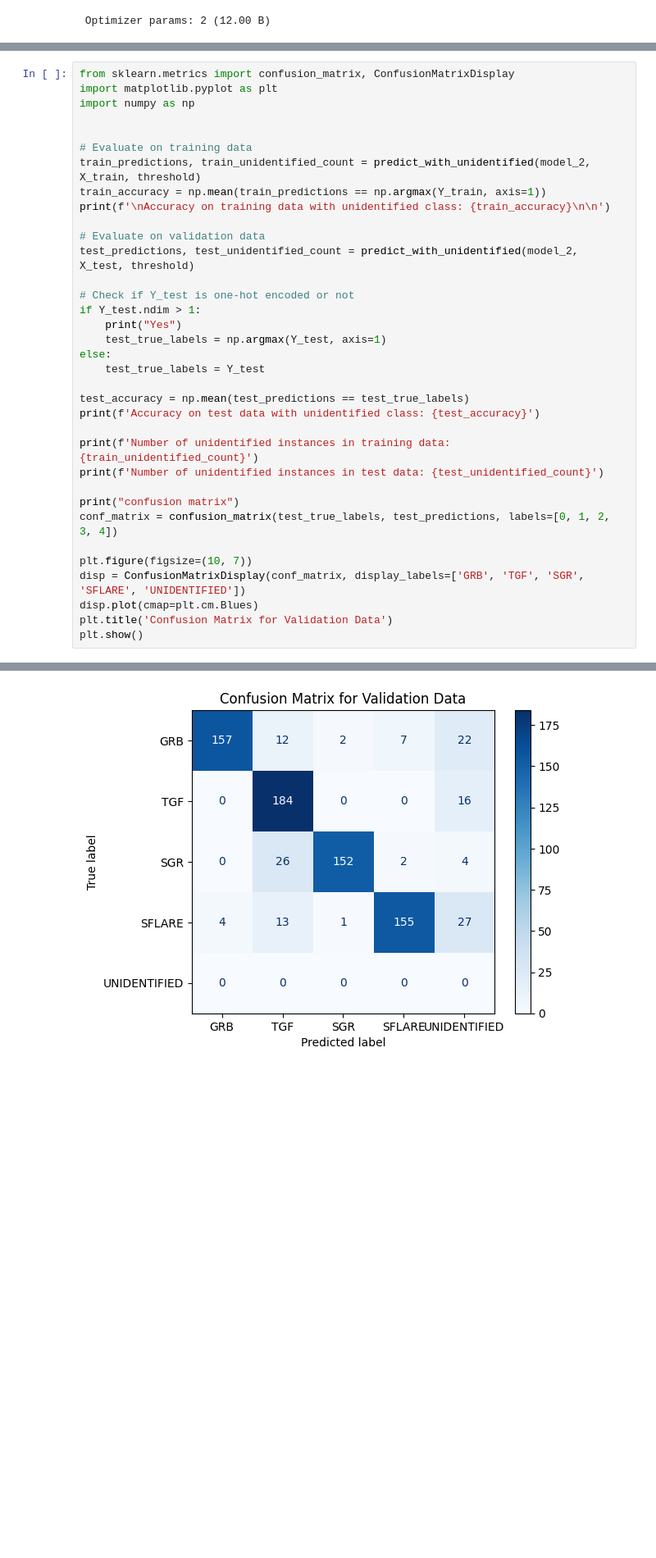
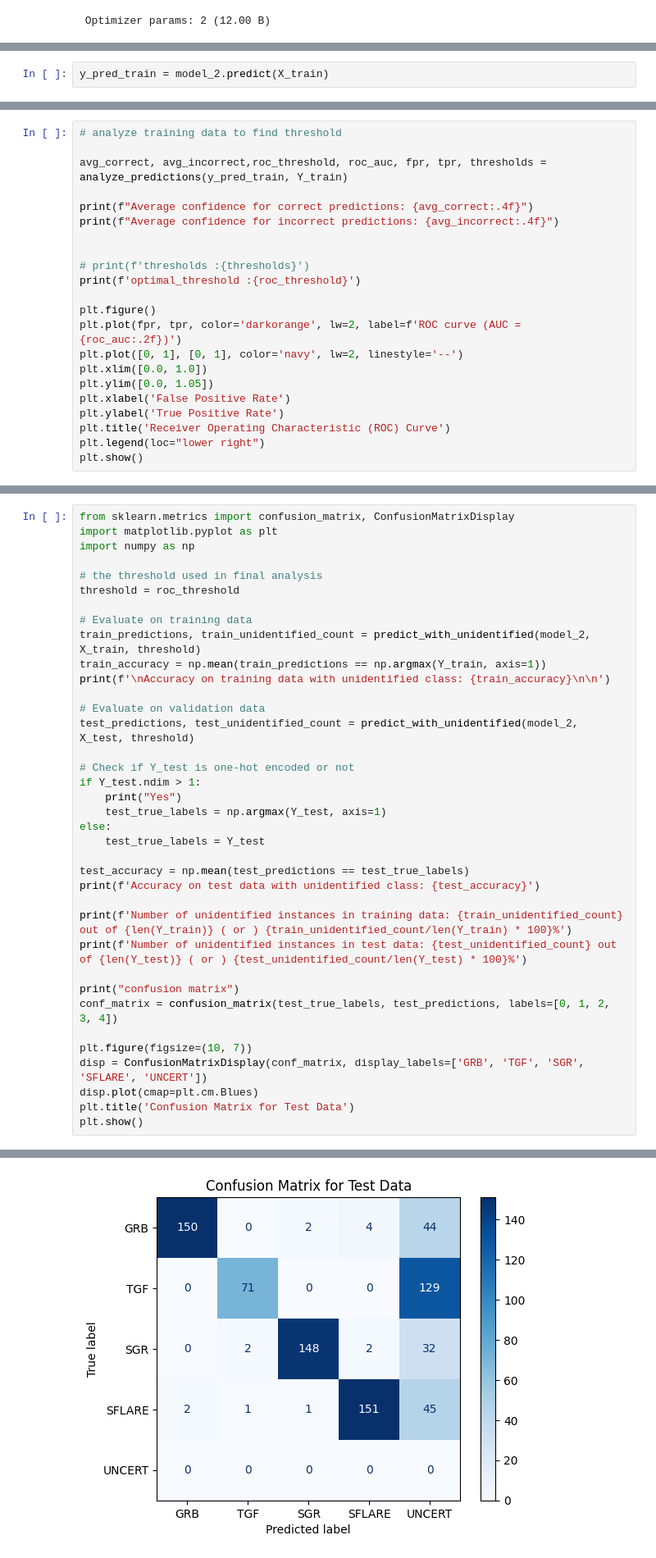
Before and after one commit to ArpanJohn/Transient_Classification, a Jupyter notebook: CNN-testing.ipynb, the cells around one changed output, grey strips where cells are left out. Shown: that part at 82% size. Saved outputs shown, nothing was run; the diff lists cells and outputs as text; blank space fills up the shorter version.

```diff
--- a/CNN-testing.ipynb
+++ b/CNN-testing.ipynb
@@ -1123,0 +1094,2 @@ Best Threshold: 0.7000000000000002 with F1 Score: 0.13156399083753853
+# %%
+y_pred_train = model_2.predict(X_train)
@@ -1123,0 +1122,22 @@ Best Threshold: 0.7000000000000002 with F1 Score: 0.13156399083753853
+# %%
+# analyze training data to find threshold
+
+avg_correct, avg_incorrect,roc_threshold, roc_auc, fpr, tpr, thresholds = analyze_predictions(y_pred_train, Y_train)
+
+print(f"Average confidence for correct predictions: {avg_correct:.4f}")
+print(f"Average confidence for incorrect predictions: {avg_incorrect:.4f}")
+
+
+# print(f'thresholds :{thresholds}')
+print(f'optimal_threshold :{roc_threshold}')
+
+plt.figure()
+plt.plot(fpr, tpr, color='darkorange', lw=2, label=f'ROC curve (AUC = {roc_auc:.2f})')
+plt.plot([0, 1], [0, 1], color='navy', lw=2, linestyle='--')
+plt.xlim([0.0, 1.0])
+plt.ylim([0.0, 1.05])
+plt.xlabel('False Positive Rate')
+plt.ylabel('True Positive Rate')
+plt.title('Receiver Operating Characteristic (ROC) Curve')
+plt.legend(loc="lower right")
+plt.show()
@@ -1162,6 +1192,8 @@ from sklearn.metrics import confusion_matrix, ConfusionMatrixDisplay
 import matplotlib.pyplot as plt
 import numpy as np
 
+# the threshold used in final analysis
+threshold = roc_threshold
 
 # Evaluate on training data
 train_predictions, train_unidentified_count = predict_with_unidentified(model_2, X_train, threshold)
@@ -1181,16 +1213,16 @@ else:
 test_accuracy = np.mean(test_predictions == test_true_labels)
 print(f'Accuracy on test data with unidentified class: {test_accuracy}')
 
-print(f'Number of unidentified instances in training data: {train_unidentified_count}')
-print(f'Number of unidentified instances in test data: {test_unidentified_count}')
+print(f'Number of unidentified instances in training data: {train_unidentified_count} out of {len(Y_train)} ( or ) {train_unidentified_count/len(Y_train) * 100}%')
+print(f'Number of unidentified instances in test data: {test_unidentified_count} out of {len(Y_test)} ( or ) {test_unidentified_count/len(Y_test) * 100}%')
 
 print("confusion matrix")
 conf_matrix = confusion_matrix(test_true_labels, test_predictions, labels=[0, 1, 2, 3, 4])
 
 plt.figure(figsize=(10, 7))
-disp = ConfusionMatrixDisplay(conf_matrix, display_labels=['GRB', 'TGF', 'SGR', 'SFLARE', 'UNIDENTIFIED'])
+disp = ConfusionMatrixDisplay(conf_matrix, display_labels=['GRB', 'TGF', 'SGR', 'SFLARE', 'UNCERT'])
 disp.plot(cmap=plt.cm.Blues)
-plt.title('Confusion Matrix for Validation Data')
+plt.title('Confusion Matrix for Test Data')
 plt.show()
 # %% [output]
 100/100 ━━━━━━━━━━━━━━━━━━━━ 0s 2ms/step
@@ -1206,4 +1238,4 @@ Number of unidentified instances in test data: 69
 confusion matrix
 <Figure size 1000x700 with 0 Axes>
-[figure, old version]
+[figure, new version]
 # %%
```
Also changed, not shown: parts of 15 cells of this notebook.
